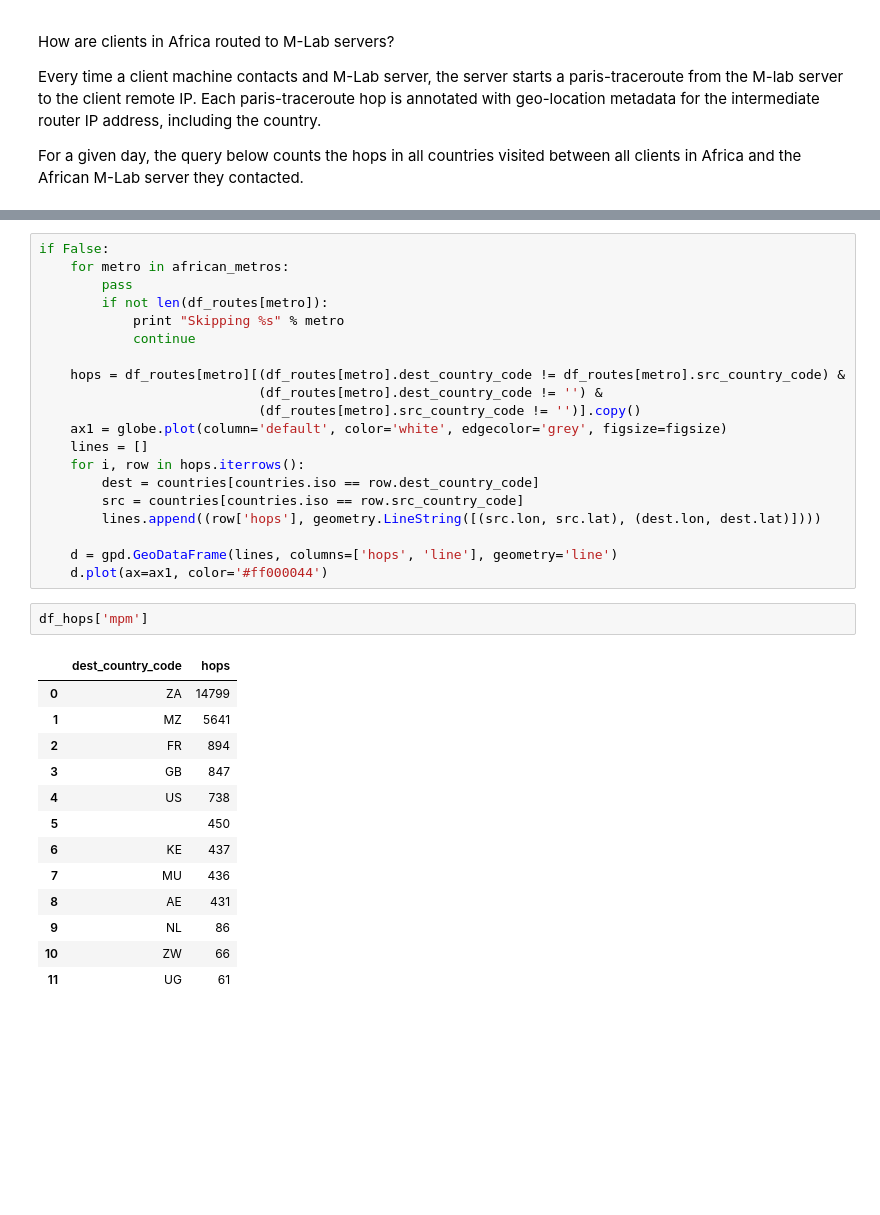
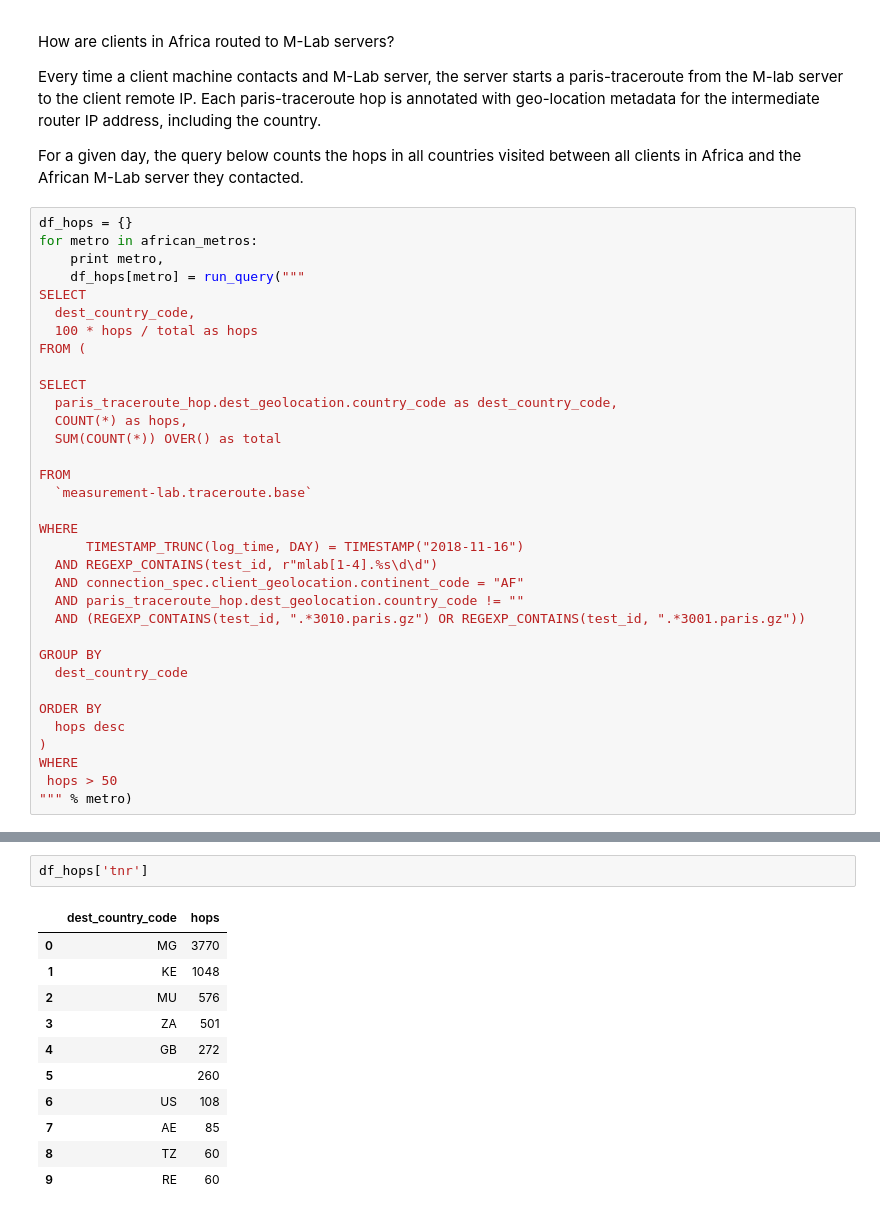
Before and after one commit to stephen-soltesz/ipython-testing, a Jupyter notebook: traceroute-lines.ipynb, the cells around one changed output, grey strips where cells are left out. Drawn from its saved outputs; the diff is of its cells as text; blank space fills up the shorter version.

```diff
--- a/traceroute-lines.ipynb
+++ b/traceroute-lines.ipynb
@@ -126,3 +127,37 @@ How are clients in Africa routed to M-Lab servers?
 Every time a client machine contacts and M-Lab server, the server starts a paris-traceroute from the M-lab server to the client remote IP. Each paris-traceroute hop is annotated with geo-location metadata for the intermediate router IP address, including the country.
 
 For a given day, the query below counts the hops in all countries visited between all clients in Africa and the African M-Lab server they contacted.
+# %%
+df_hops = {}
+for metro in african_metros:
+    print metro,
+    df_hops[metro] = run_query("""
+SELECT
+  dest_country_code,
+  100 * hops / total as hops
+FROM (
+
+SELECT
+  paris_traceroute_hop.dest_geolocation.country_code as dest_country_code,
+  COUNT(*) as hops,
+  SUM(COUNT(*)) OVER() as total
+
+FROM
+  `measurement-lab.traceroute.base`
+
+WHERE
+      TIMESTAMP_TRUNC(log_time, DAY) = TIMESTAMP("2018-11-16")
+  AND REGEXP_CONTAINS(test_id, r"mlab[1-4].%s\d\d")
+  AND connection_spec.client_geolocation.continent_code = "AF"
+  AND paris_traceroute_hop.dest_geolocation.country_code != ""
+  AND (REGEXP_CONTAINS(test_id, ".*3010.paris.gz") OR REGEXP_CONTAINS(test_id, ".*3001.paris.gz"))
+
+GROUP BY
+  dest_country_code
+
+ORDER BY
+  hops desc
+)
+WHERE
+ hops > 50
+""" % metro)
@@ -242,37 +297,15 @@ for metro in african_metros:
-# %%
-if False:
-    for metro in african_metros:
-        pass
-        if not len(df_routes[metro]):
-            print "Skipping %s" % metro
-            continue
-
-    hops = df_routes[metro][(df_routes[metro].dest_country_code != df_routes[metro].src_country_code) &
-                            (df_routes[metro].dest_country_code != '') &
-                            (df_routes[metro].src_country_code != '')].copy()
-    ax1 = globe.plot(column='default', color='white', edgecolor='grey', figsize=figsize)
-    lines = []
-    for i, row in hops.iterrows():
-        dest = countries[countries.iso == row.dest_country_code]
-        src = countries[countries.iso == row.src_country_code]
-        lines.append((row['hops'], geometry.LineString([(src.lon, src.lat), (dest.lon, dest.lat)])))
-
-    d = gpd.GeoDataFrame(lines, columns=['hops', 'line'], geometry='line')
-    d.plot(ax=ax1, color='#ff000044')
 # %%
-df_hops['mpm']
+df_hops['tnr']
 # %% [output]
 |  | dest_country_code | hops |
-| 0 | ZA | 14799 |
-| 1 | MZ | 5641 |
-| 2 | FR | 894 |
-| 3 | GB | 847 |
-| 4 | US | 738 |
-| 5 |  | 450 |
-| 6 | KE | 437 |
-| 7 | MU | 436 |
-| 8 | AE | 431 |
-| 9 | NL | 86 |
-| 10 | ZW | 66 |
-| 11 | UG | 61 |
+| 0 | MG | 3770 |
+| 1 | KE | 1048 |
+| 2 | MU | 576 |
+| 3 | ZA | 501 |
+| 4 | GB | 272 |
+| 5 |  | 260 |
+| 6 | US | 108 |
+| 7 | AE | 85 |
+| 8 | TZ | 60 |
+| 9 | RE | 60 |
 # %%
```
Also changed, not shown: parts of 11 cells of this notebook.
